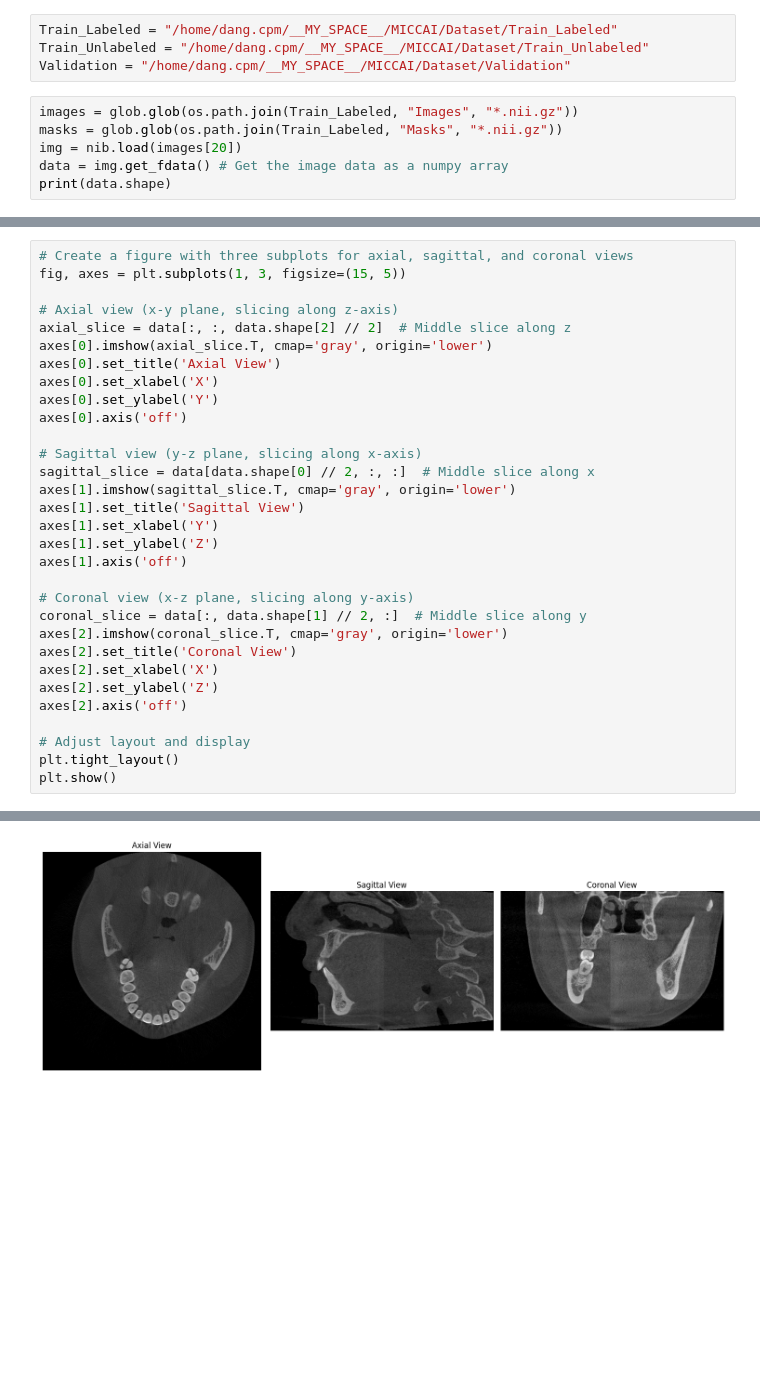
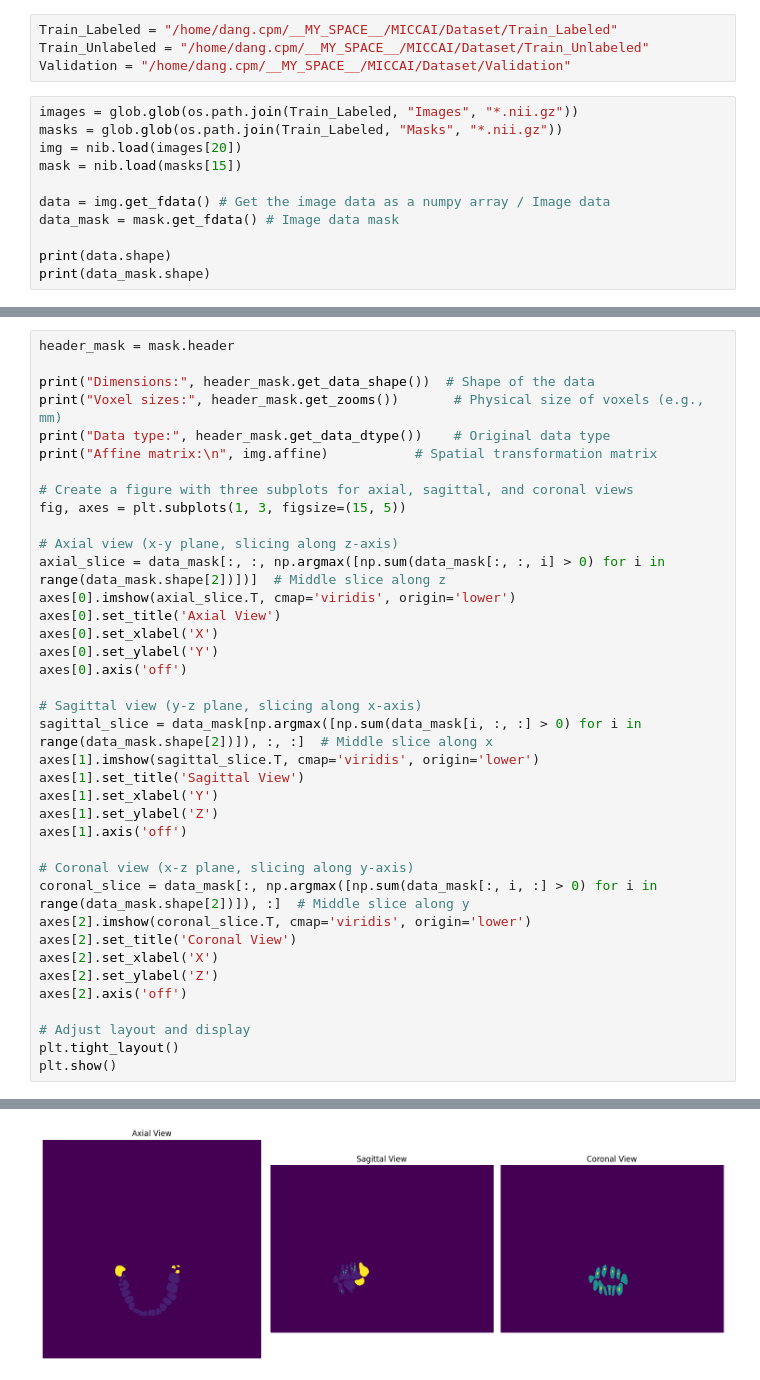
Before and after one commit to longcris04/STS2025, a Jupyter notebook: Data_Visualization/dang_EDA.ipynb, the cells around one changed output, grey strips where cells are left out. Cells and saved outputs as stored; diff of their text form; blank space fills up the shorter version.

```diff
--- a/Data_Visualization/dang_EDA.ipynb
+++ b/Data_Visualization/dang_EDA.ipynb
@@ -14,7 +14,12 @@ Validation = "/home/dang.cpm/__MY_SPACE__/MICCAI/Dataset/Validation"
 images = glob.glob(os.path.join(Train_Labeled, "Images", "*.nii.gz"))
 masks = glob.glob(os.path.join(Train_Labeled, "Masks", "*.nii.gz"))
 img = nib.load(images[20])
-data = img.get_fdata() # Get the image data as a numpy array
+mask = nib.load(masks[15])
+
+data = img.get_fdata() # Get the image data as a numpy array / Image data
+data_mask = mask.get_fdata() # Image data mask
+
 print(data.shape)
+print(data_mask.shape)
 # %% [output]
 (640, 640, 400)
@@ -54,26 +82,33 @@ plt.show()
 # %%
+header_mask = mask.header
+
+print("Dimensions:", header_mask.get_data_shape())  # Shape of the data
+print("Voxel sizes:", header_mask.get_zooms())       # Physical size of voxels (e.g., mm)
+print("Data type:", header_mask.get_data_dtype())    # Original data type
+print("Affine matrix:\n", img.affine)           # Spatial transformation matrix
+
 # Create a figure with three subplots for axial, sagittal, and coronal views
 fig, axes = plt.subplots(1, 3, figsize=(15, 5))
 
 # Axial view (x-y plane, slicing along z-axis)
-axial_slice = data[:, :, data.shape[2] // 2]  # Middle slice along z
-axes[0].imshow(axial_slice.T, cmap='gray', origin='lower')
+axial_slice = data_mask[:, :, np.argmax([np.sum(data_mask[:, :, i] > 0) for i in range(data_mask.shape[2])])]  # Middle slice along z
+axes[0].imshow(axial_slice.T, cmap='viridis', origin='lower')
 axes[0].set_title('Axial View')
 axes[0].set_xlabel('X')
 axes[0].set_ylabel('Y')
 axes[0].axis('off')
 
 # Sagittal view (y-z plane, slicing along x-axis)
-sagittal_slice = data[data.shape[0] // 2, :, :]  # Middle slice along x
-axes[1].imshow(sagittal_slice.T, cmap='gray', origin='lower')
+sagittal_slice = data_mask[np.argmax([np.sum(data_mask[i, :, :] > 0) for i in range(data_mask.shape[2])]), :, :]  # Middle slice along x
+axes[1].imshow(sagittal_slice.T, cmap='viridis', origin='lower')
 axes[1].set_title('Sagittal View')
 axes[1].set_xlabel('Y')
 axes[1].set_ylabel('Z')
 axes[1].axis('off')
 
 # Coronal view (x-z plane, slicing along y-axis)
-coronal_slice = data[:, data.shape[1] // 2, :]  # Middle slice along y
-axes[2].imshow(coronal_slice.T, cmap='gray', origin='lower')
+coronal_slice = data_mask[:, np.argmax([np.sum(data_mask[:, i, :] > 0) for i in range(data_mask.shape[2])]), :]  # Middle slice along y
+axes[2].imshow(coronal_slice.T, cmap='viridis', origin='lower')
 axes[2].set_title('Coronal View')
 axes[2].set_xlabel('X')
 axes[2].set_ylabel('Z')
@@ -86 +129 @@ plt.show()
-[figure, old version]
+[figure, new version]
```
Also changed, not shown: parts of 7 cells of this notebook.
